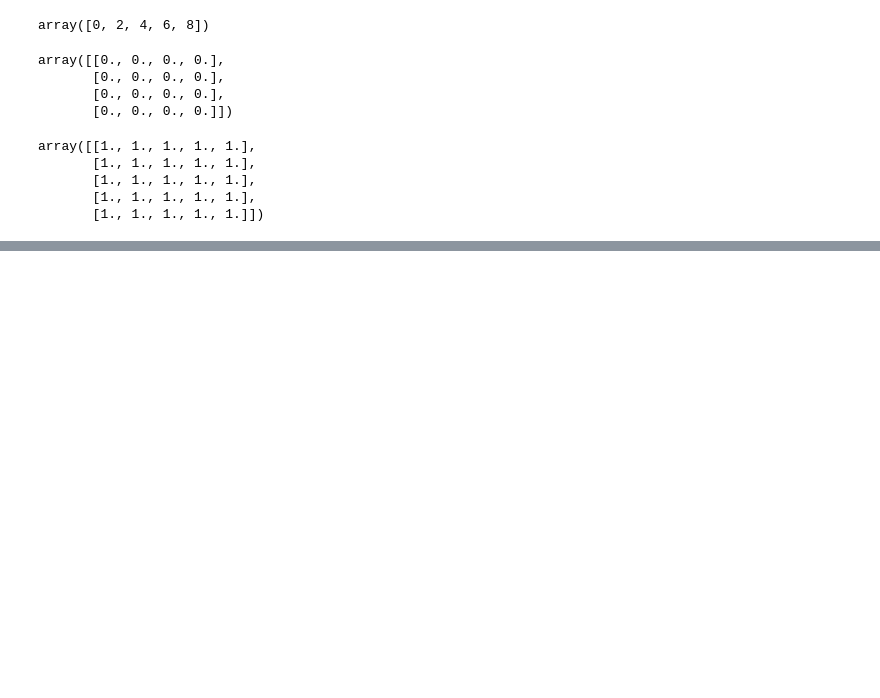
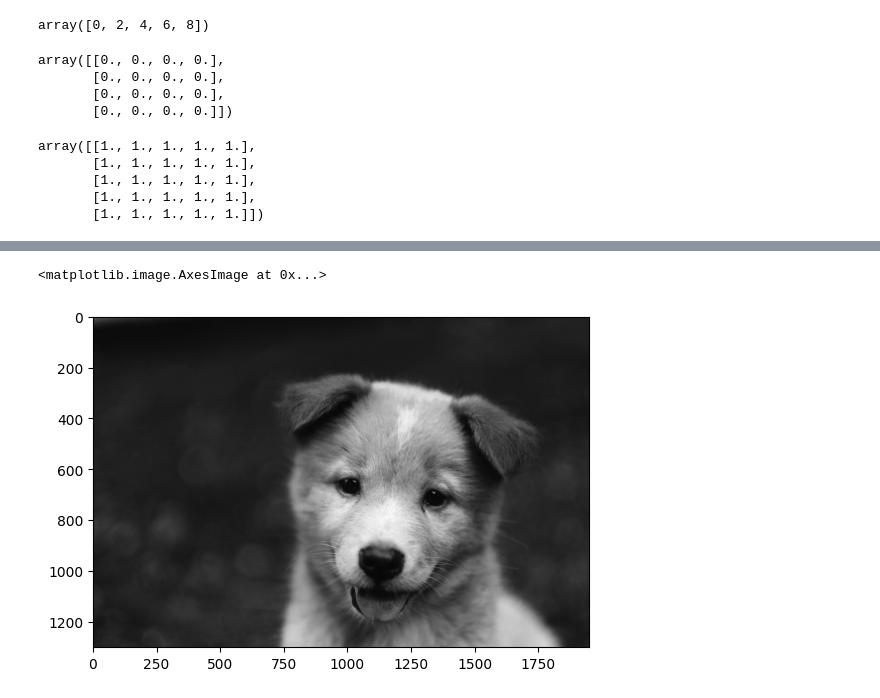
Before and after one commit to mahabubulhasan/ComputerVision, a Jupyter notebook: section_2.ipynb, the cells around one changed output, grey strips where cells are left out. Saved outputs shown, nothing was run; the diff lists cells and outputs as text; code cells hidden in the pictures; blank space fills up the shorter version.

```diff
--- a/section_2.ipynb
+++ b/section_2.ipynb
@@ -35,0 +72,5 @@ print(arr.mean())
+# %%
+plt.imshow(pic_red[:,:,1], cmap='gray')
+# %% [output]
+<matplotlib.image.AxesImage at 0x...>
+[figure, added]
```
Also changed, not shown: parts of 7 cells of this notebook.
